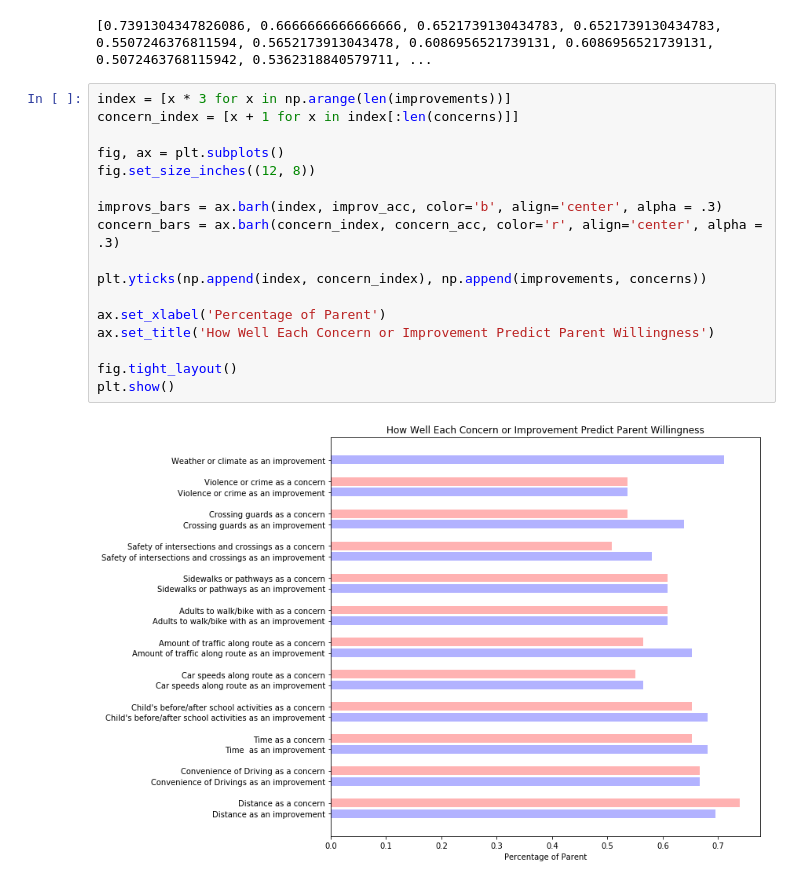
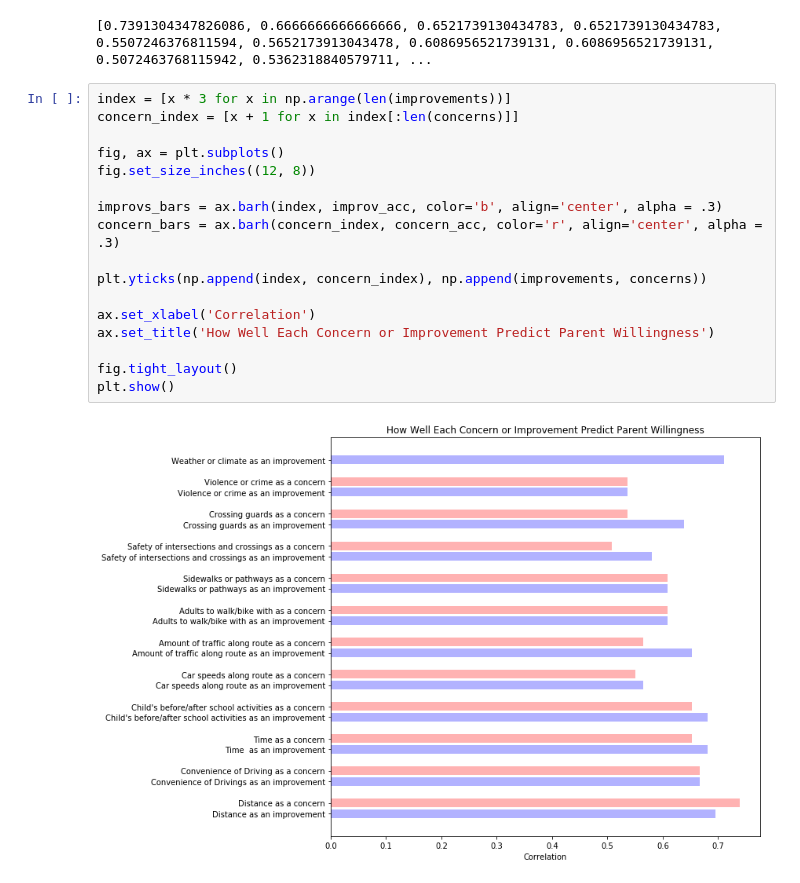
Before and after one commit to JoannaChang/ActiveSGV_Spring2019, a Jupyter notebook: notebook/analysis/thuan_analysis.ipynb, the cells around one changed output. Saved outputs shown, nothing was run; the diff lists cells and outputs as text.

```diff
--- a/notebook/analysis/thuan_analysis.ipynb
+++ b/notebook/analysis/thuan_analysis.ipynb
@@ -125,22 +125,22 @@ print(concern_acc)
 # %%
 index = [x * 3 for x in np.arange(len(improvements))]
 concern_index = [x + 1 for x in index[:len(concerns)]]
 
 fig, ax = plt.subplots()
 fig.set_size_inches((12, 8))
 
 improvs_bars = ax.barh(index, improv_acc, color='b', align='center', alpha = .3)
 concern_bars = ax.barh(concern_index, concern_acc, color='r', align='center', alpha = .3)
 
 plt.yticks(np.append(index, concern_index), np.append(improvements, concerns))
 
-ax.set_xlabel('Percentage of Parent')
+ax.set_xlabel('Correlation')
 ax.set_title('How Well Each Concern or Improvement Predict Parent Willingness')
 
 fig.tight_layout()
 plt.show()
 # %% [output]
-[figure, old version]
+[figure, new version]
 # %%
 never_comf_concern_acc = [metrics.accuracy_score(each_column, always_uncomfortable) for each_column in concern_data]
 never_comf_improv_acc = [metrics.accuracy_score(each_column, always_uncomfortable) for each_column in improv_data]
```
Also changed, not shown: parts of 1 cell of this notebook.
